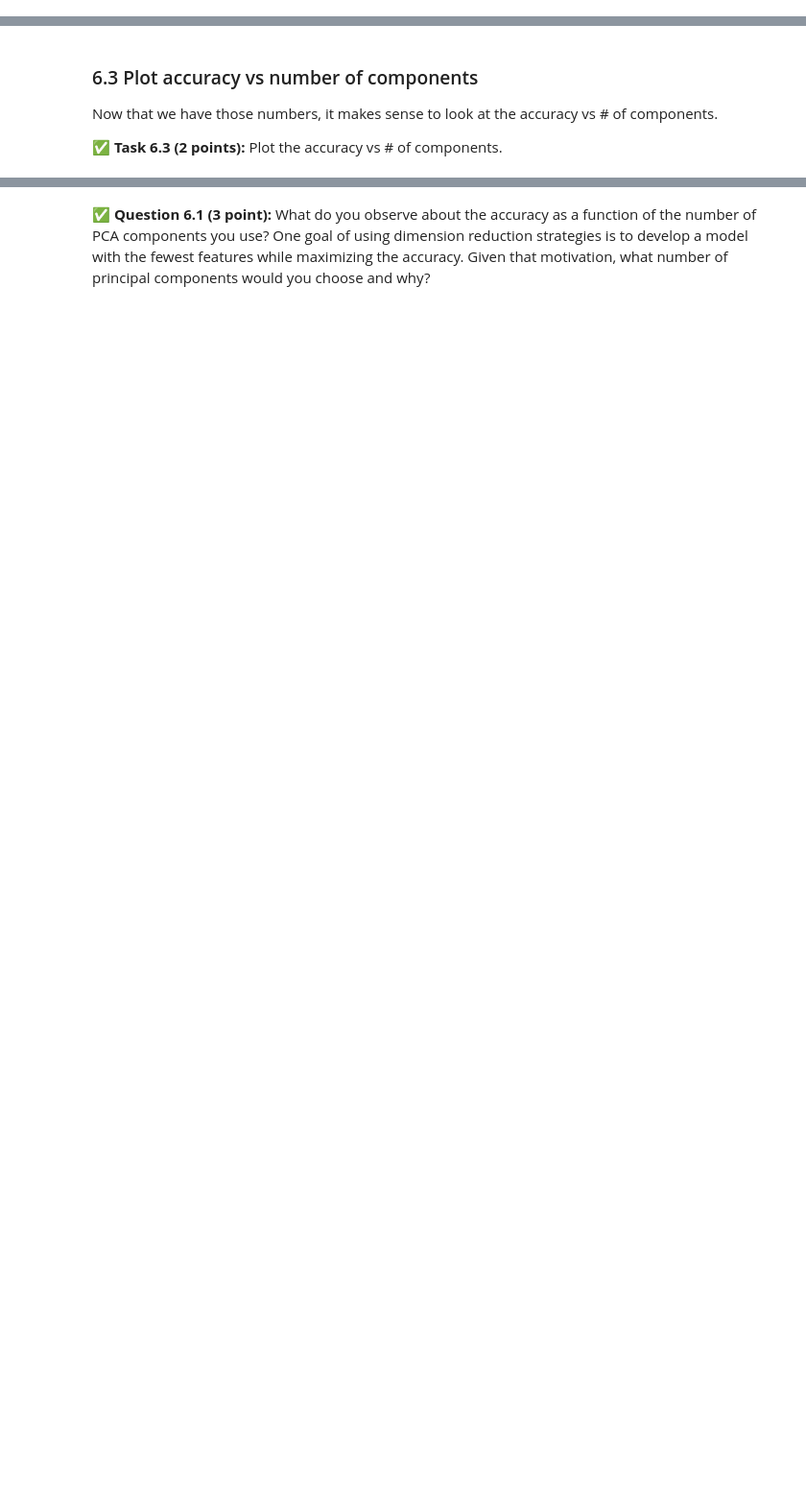
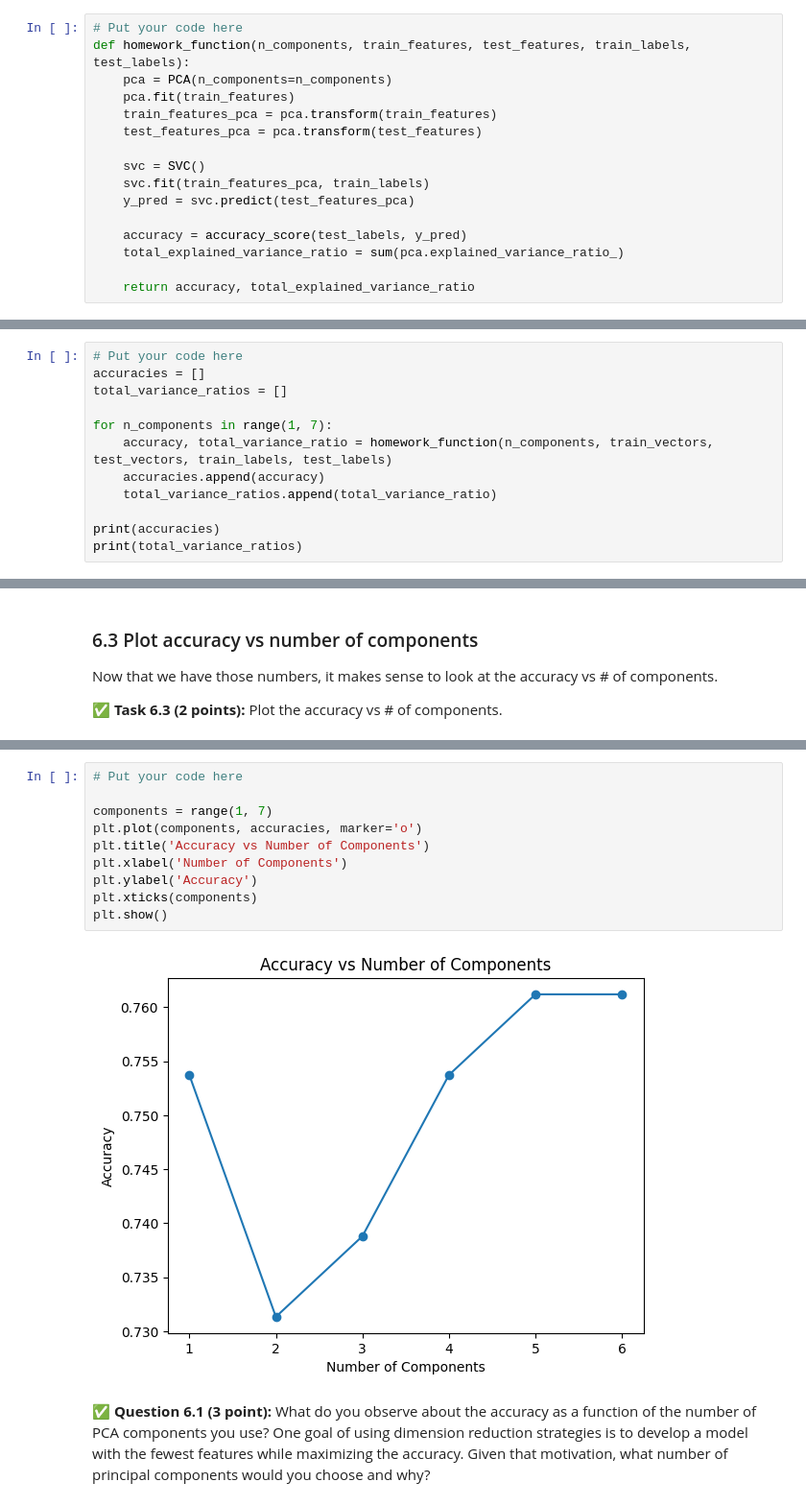
Before and after one commit to brytran/CMSE202-f23-turnin, a Jupyter notebook: HW-04/HW-04_PerceptronSVMandPCA-STUDENT.ipynb, the cells around one changed output, grey strips where cells are left out. Shown: that part at 96% size. Cells and saved outputs as stored; diff of their text form; blank space fills up the shorter version.

```diff
--- a/HW-04/HW-04_PerceptronSVMandPCA-STUDENT.ipynb
+++ b/HW-04/HW-04_PerceptronSVMandPCA-STUDENT.ipynb
@@ -506,3 +505,19 @@ and it should **return** the accuracy score for an SVC model fit to pca transfor
+# %%
+# Put your code here
+def homework_function(n_components, train_features, test_features, train_labels, test_labels):
+    pca = PCA(n_components=n_components)
+    pca.fit(train_features)
+    train_features_pca = pca.transform(train_features)
+    test_features_pca = pca.transform(test_features)
+
+    svc = SVC()
+    svc.fit(train_features_pca, train_labels)
+    y_pred = svc.predict(test_features_pca)
+
+    accuracy = accuracy_score(test_labels, y_pred)
+    total_explained_variance_ratio = sum(pca.explained_variance_ratio_)
+
+    return accuracy, total_explained_variance_ratio
 # %% [markdown]
 ### 6.2 Compute accuracies
 
@@ -515,0 +529,12 @@ Now that you have created a function that returns the accuracy for a given numbe
+# %%
+# Put your code here
+accuracies = []
+total_variance_ratios = []
+
+for n_components in range(1, 7):
+    accuracy, total_variance_ratio = homework_function(n_components, train_vectors, test_vectors, train_labels, test_labels)
+    accuracies.append(accuracy)
+    total_variance_ratios.append(total_variance_ratio)
+
+print(accuracies)
+print(total_variance_ratios)
@@ -524,2 +550,14 @@ Now that we have those numbers, it makes sense to look at the accuracy vs # of c
+# %%
+# Put your code here
+
+components = range(1, 7)
+plt.plot(components, accuracies, marker='o')
+plt.title('Accuracy vs Number of Components')
+plt.xlabel('Number of Components')
+plt.ylabel('Accuracy')
+plt.xticks(components)
+plt.show()
+# %% [output]
+[figure, added]
 # %% [markdown]
 **&#9989; Question 6.1 (3 point):** What do you observe about the accuracy as a function of the number of PCA components you use? One goal of using dimension reduction strategies is to develop a model with the fewest features while maximizing the accuracy. Given that motivation, what number of principal components would you choose and why?
```
Also changed, not shown: parts of 7 cells of this notebook.
